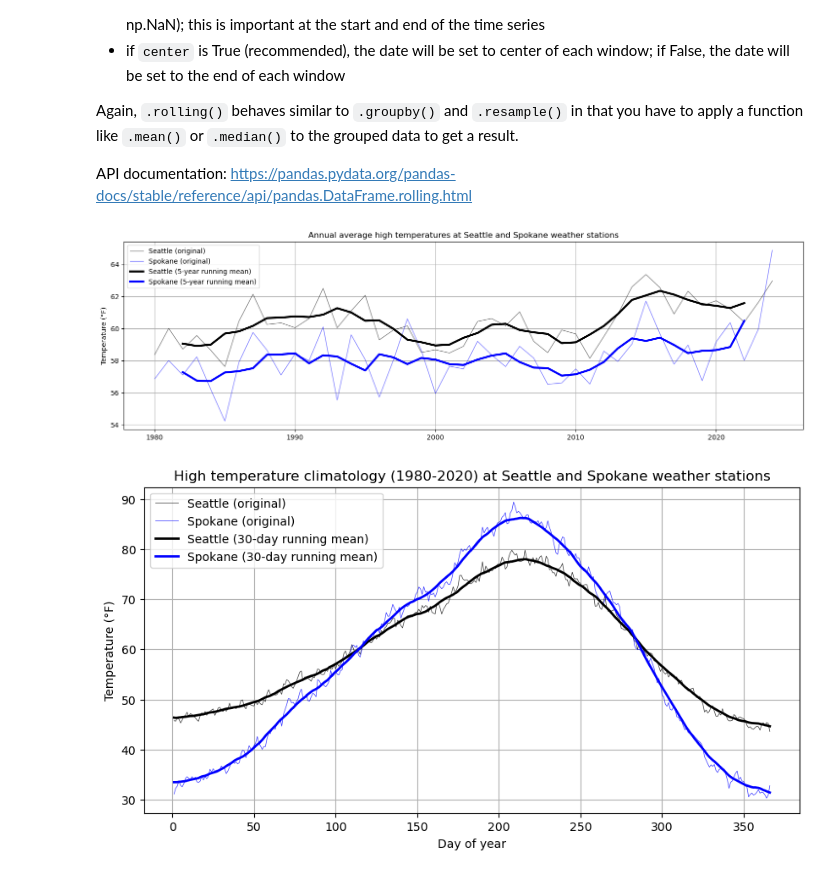
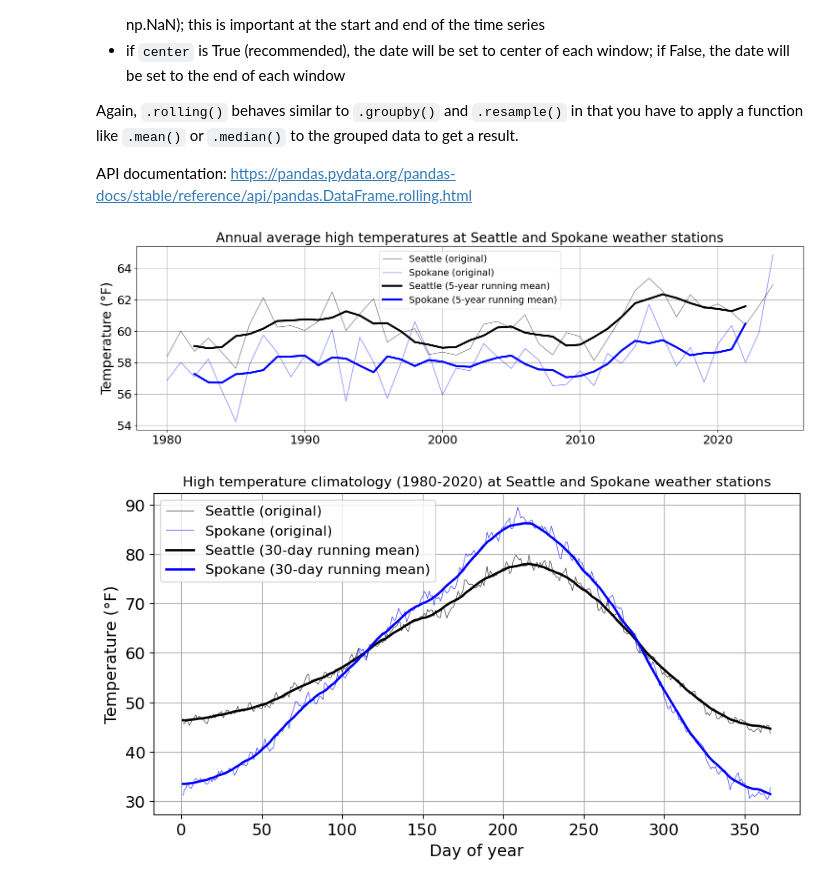
Before and after one commit to OCEAN-215-2024/lesson15_video_notebooks, a Jupyter notebook: lesson_15_notebook_part2.ipynb, the cells around one changed output. Saved outputs shown, nothing was run; the diff lists cells and outputs as text; code cells hidden in the pictures.

```diff
--- a/lesson_15_notebook_part2.ipynb
+++ b/lesson_15_notebook_part2.ipynb
@@ -279,19 +306,23 @@ API documentation: https://pandas.pydata.org/pandas-docs/stable/reference/api/pa
 # %%
-# Smooth annual average temperatures using a 5-year running mean
-seattle_ann_rm = seattle_ann['TMAX'].rolling(window=5, center=True).mean()
-spokane_ann_rm = spokane_ann['TMAX'].rolling(window=5, center=True).mean()
-
 # Plot
-plt.figure(figsize=(18,5))
+plt.figure(figsize=(18, 5))
 plt.plot(seattle_ann['TMAX'].index.values, seattle_ann['TMAX'].values,
-         c='k', lw=1, alpha=0.5, label='Seattle (original)')
+         c='k',
+         lw=1,
+         alpha=0.5,
+         label='Seattle (original)')
 plt.plot(spokane_ann['TMAX'].index.values, spokane_ann['TMAX'].values,
-         c='b', lw=1, alpha=0.5, label='Spokane (original)')
+         c='b',
+         lw=1,
+         alpha=0.5,
+         label='Spokane (original)')
 plt.plot(seattle_ann_rm, c='k', lw=3, label='Seattle (5-year running mean)')
 plt.plot(spokane_ann_rm, c='b', lw=3, label='Spokane (5-year running mean)')
 plt.grid()
-plt.legend()
-plt.ylabel('Temperature (°F)')
-plt.title('Annual average high temperatures at Seattle and Spokane weather stations');
+plt.legend(fontsize=14)
+plt.ylabel('Temperature (°F)', fontsize=20)
+plt.gca().tick_params(axis='both', labelsize=18)
+plt.title('Annual average high temperatures at Seattle and Spokane weather stations',
+         fontsize=20);
 # %% [output]
-[figure, old version]
+[figure, new version]
@@ -298,20 +333,29 @@ plt.title('Annual average high temperatures at Seattle and Spokane weather stati
 # %%
-# Smooth high temperature climatologies using a 30-day running mean
-seattle_clim_rm = seattle_clim['TMAX'].rolling(window=30, center=True, min_periods=1).mean()
-spokane_clim_rm = spokane_clim['TMAX'].rolling(window=30, center=True, min_periods=1).mean()
-
 # Plot of climatologies
-plt.figure(figsize=(10,5))
-plt.plot(seattle_clim.index,seattle_clim['TMAX'].values,
-         c='k', lw=0.5, alpha=0.8, label='Seattle (original)')
-plt.plot(spokane_clim.index,spokane_clim['TMAX'].values,
-         c='b', lw=0.5, alpha=0.8, label='Spokane (original)')
-plt.plot(seattle_clim_rm, c='k', lw=2, label='Seattle (30-day running mean)')
-plt.plot(spokane_clim_rm, c='b', lw=2, label='Spokane (30-day running mean)')
+plt.figure(figsize=(10, 5))
+plt.plot(seattle_clim.index, seattle_clim['TMAX'].values,
+         c='k',
+         lw=0.5,
+         alpha=0.8,
+         label='Seattle (original)')
+plt.plot(spokane_clim.index, spokane_clim['TMAX'].values,
+         c='b',
+         lw=0.5,
+         alpha=0.8,
+         label='Spokane (original)')
+plt.plot(seattle_clim_rm,
+         c='k',
+         lw=2,
+         label='Seattle (30-day running mean)')
+plt.plot(spokane_clim_rm,
+         c='b',
+         lw=2,
+         label='Spokane (30-day running mean)')
 plt.grid()
-plt.legend()
-plt.xlabel('Day of year')
-plt.ylabel('Temperature (°F)')
+plt.legend(fontsize=12)
+plt.xlabel('Day of year', fontsize=14)
+plt.ylabel('Temperature (°F)', fontsize=14)
+plt.gca().tick_params(axis='both', labelsize=14)
 plt.title('High temperature climatology (1980-2020) at Seattle and Spokane weather stations');
 # %% [output]
-[figure, old version]
+[figure, new version]
```
Also changed, not shown: parts of 6 cells of this notebook, 1 other file.
